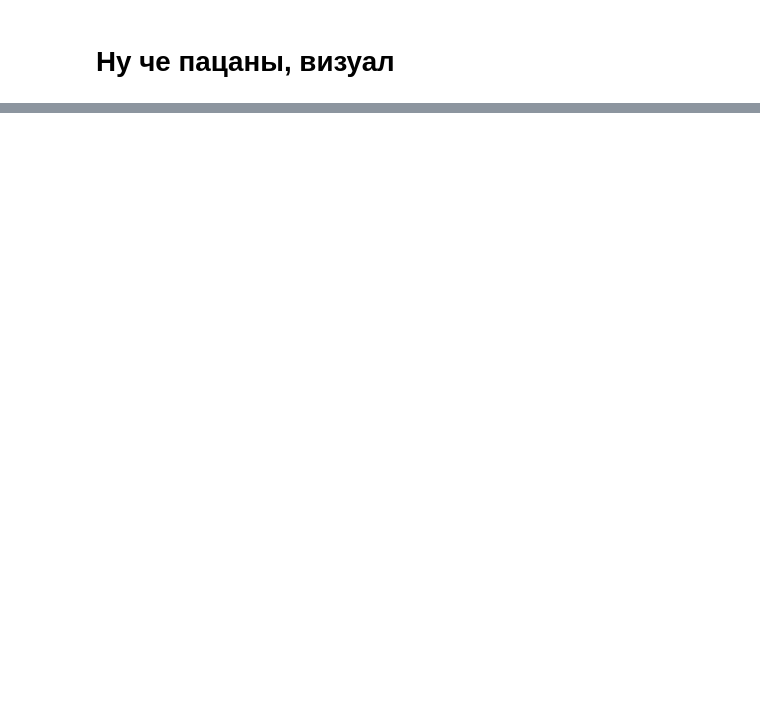
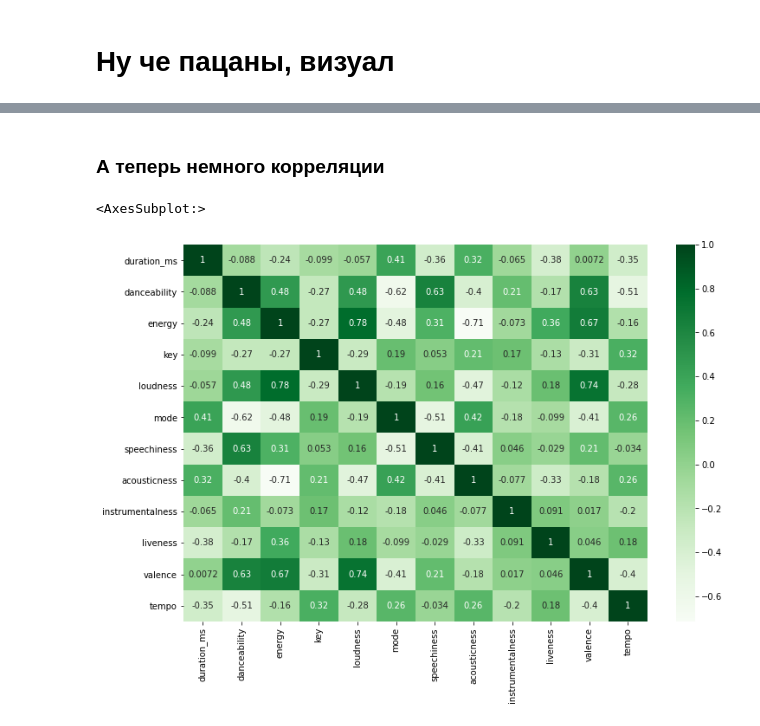
Before and after one commit to pypsen/Spotipy, a Jupyter notebook: Data ANALysis + visua(na)l.ipynb, the cells around one changed output, grey strips where cells are left out. Cells and saved outputs as stored; diff of their text form; code cells hidden in the pictures; blank space fills up the shorter version.

```diff
--- a/Data ANALysis + visua(na)l.ipynb
+++ b/Data ANALysis + visua(na)l.ipynb
@@ -177,0 +191,12 @@ fig.show()
+# %% [markdown]
+### А теперь немного корреляции
+# %%
+corrM = audioglobal[['duration_ms', 'danceability', 'energy', 'key',
+       'loudness', 'mode', 'speechiness', 'acousticness', 'instrumentalness',
+       'liveness', 'valence', 'tempo']]
+# %%
+plt.figure(figsize=(12, 8))
+sns.heatmap(corrM.corr(), cmap='Greens', annot=True) #shshhhh... Oh shit hes gonna explode
+# %% [output]
+<AxesSubplot:>
+[figure, added]
```
Also changed, not shown: parts of 7 cells of this notebook.
